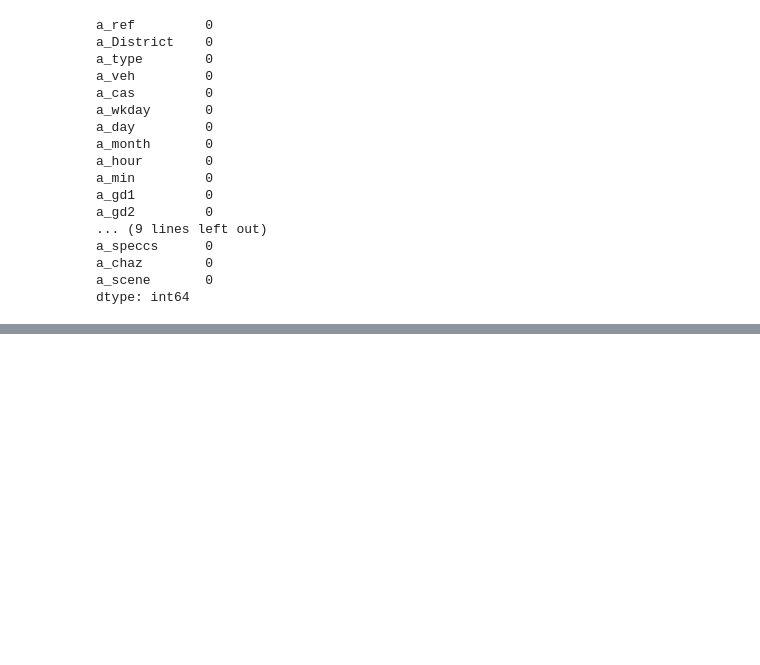
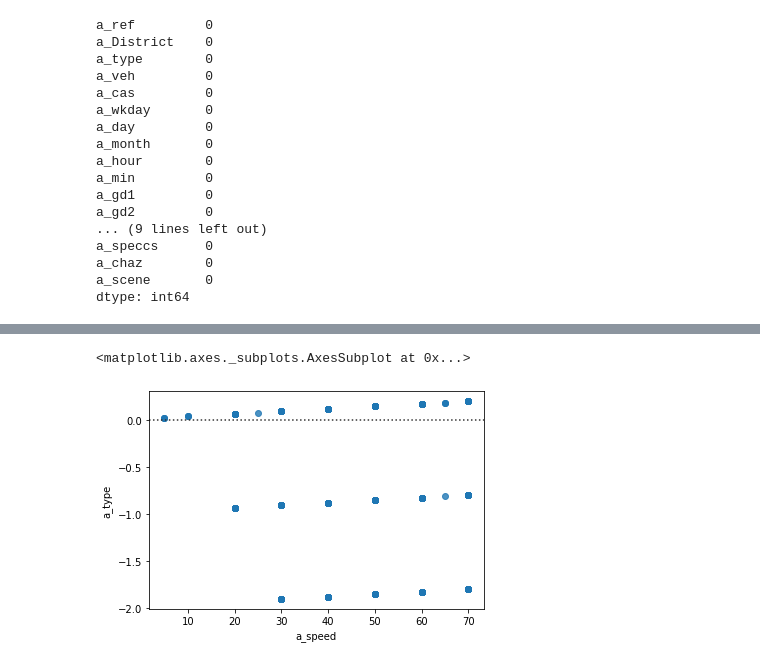
Before and after one commit to networkmeister/Applied-Data-Science-Specialization-Capstone-Project, a Jupyter notebook: Applied Data Science Specialization Capstone Project.ipynb, the cells around one changed output, grey strips where cells are left out. Drawn from its saved outputs; the diff is of its cells as text; code cells hidden in the pictures; blank space fills up the shorter version.

```diff
--- a/Applied Data Science Specialization Capstone Project.ipynb
+++ b/Applied Data Science Specialization Capstone Project.ipynb
@@ -472,0 +406,5 @@ Name: a_jdet, Length: 5872, dtype: int64
+# %%
+sns.residplot(df['a_speed'], df["a_type"])
+# %% [output]
+<matplotlib.axes._subplots.AxesSubplot at 0x...>
+[figure, added]
```
Also changed, not shown: parts of 11 cells of this notebook.
